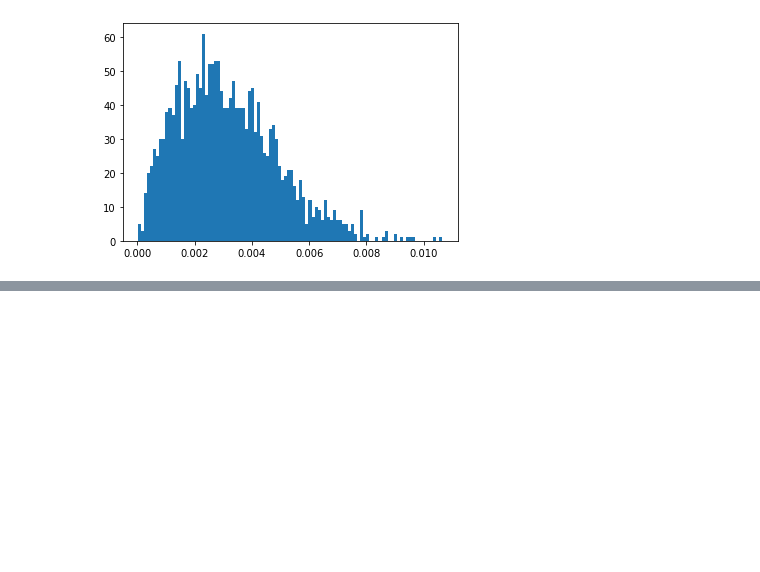
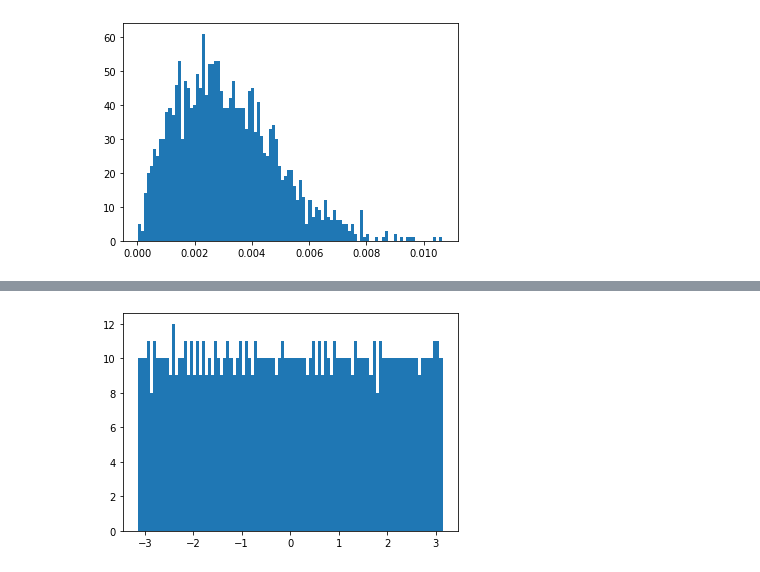
Before and after one commit to python-cbpf/dynamical-systems-lfcmoraes, a Jupyter notebook: quantum_kick_top.ipynb, the cells around one changed output, grey strips where cells are left out. Drawn from its saved outputs; the diff is of its cells as text; code cells hidden in the pictures; blank space fills up the shorter version.

```diff
--- a/quantum_kick_top.ipynb
+++ b/quantum_kick_top.ipynb
@@ -171,0 +195,5 @@ for i in np.arange(.1,10, .1):
+# %%
+plt.hist(phi_list, bins=100)
+plt.show()
+# %% [output]
+[figure, added]
```
Also changed, not shown: parts of 24 cells of this notebook.
